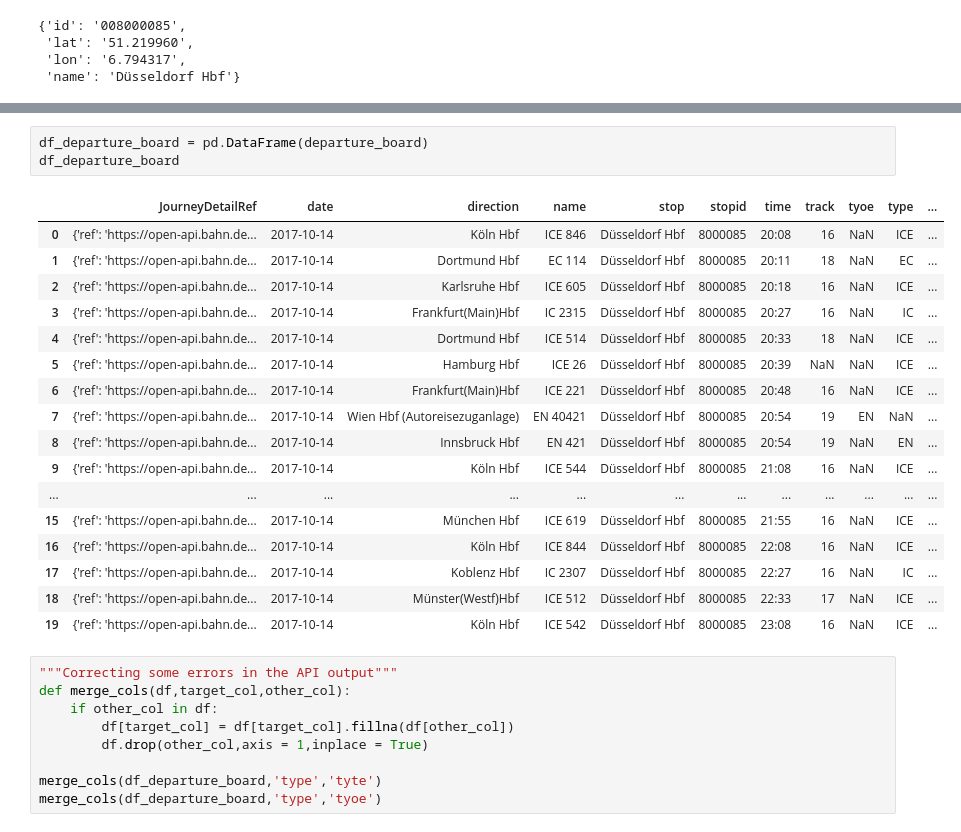
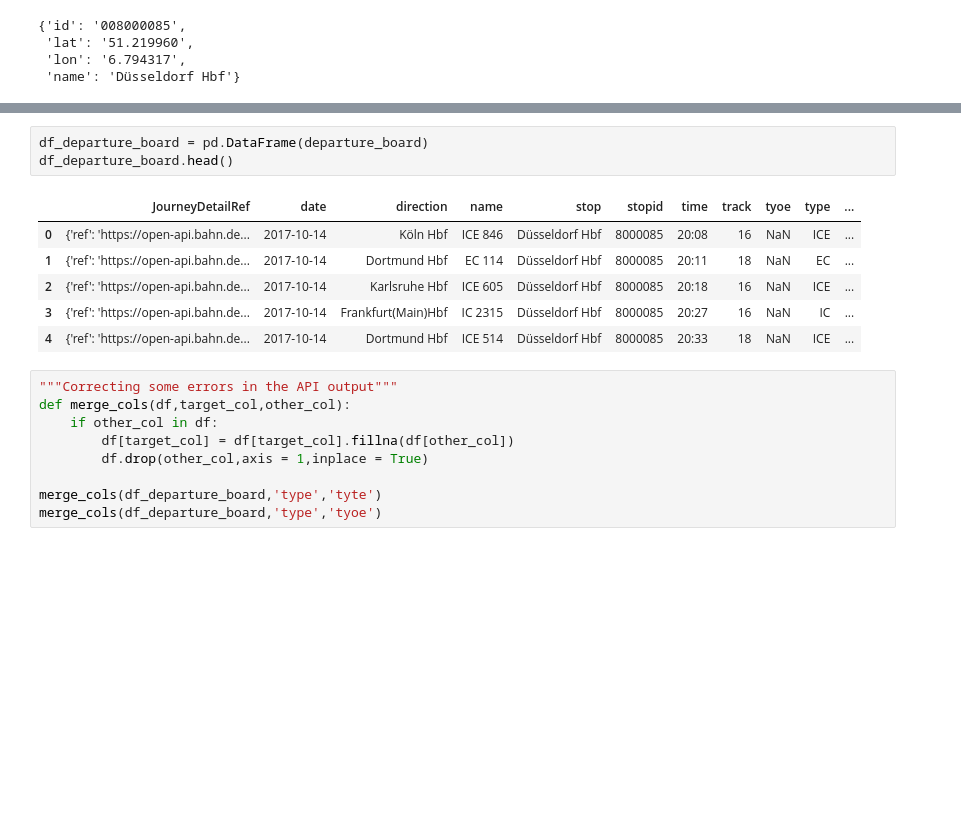
Before and after one commit to martinlarsalbert/TrainMap, a Jupyter notebook: API_test.ipynb, the cells around one changed output, grey strips where cells are left out. Saved outputs shown, nothing was run; the diff lists cells and outputs as text; blank space fills up the shorter version.

```diff
--- a/API_test.ipynb
+++ b/API_test.ipynb
@@ -57,24 +58,13 @@ df_departure_board.get_value(0,'JourneyDetailRef')
 # %%
 df_departure_board = pd.DataFrame(departure_board)
-df_departure_board
+df_departure_board.head()
 # %% [output]
 |  | JourneyDetailRef | date | direction | name | stop | stopid | time | track | tyoe | type | ... |
 | 0 | {'ref': 'https://open-api.bahn.de... | 2017-10-14 | Köln Hbf | ICE 846 | Düsseldorf Hbf | 8000085 | 20:08 | 16 | NaN | ICE | ... |
 | 1 | {'ref': 'https://open-api.bahn.de... | 2017-10-14 | Dortmund Hbf | EC 114 | Düsseldorf Hbf | 8000085 | 20:11 | 18 | NaN | EC | ... |
 | 2 | {'ref': 'https://open-api.bahn.de... | 2017-10-14 | Karlsruhe Hbf | ICE 605 | Düsseldorf Hbf | 8000085 | 20:18 | 16 | NaN | ICE | ... |
 | 3 | {'ref': 'https://open-api.bahn.de... | 2017-10-14 | Frankfurt(Main)Hbf | IC 2315 | Düsseldorf Hbf | 8000085 | 20:27 | 16 | NaN | IC | ... |
 | 4 | {'ref': 'https://open-api.bahn.de... | 2017-10-14 | Dortmund Hbf | ICE 514 | Düsseldorf Hbf | 8000085 | 20:33 | 18 | NaN | ICE | ... |
-| 5 | {'ref': 'https://open-api.bahn.de... | 2017-10-14 | Hamburg Hbf | ICE 26 | Düsseldorf Hbf | 8000085 | 20:39 | NaN | NaN | ICE | ... |
-| 6 | {'ref': 'https://open-api.bahn.de... | 2017-10-14 | Frankfurt(Main)Hbf | ICE 221 | Düsseldorf Hbf | 8000085 | 20:48 | 16 | NaN | ICE | ... |
-| 7 | {'ref': 'https://open-api.bahn.de... | 2017-10-14 | Wien Hbf (Autoreisezuganlage) | EN 40421 | Düsseldorf Hbf | 8000085 | 20:54 | 19 | EN | NaN | ... |
-| 8 | {'ref': 'https://open-api.bahn.de... | 2017-10-14 | Innsbruck Hbf | EN 421 | Düsseldorf Hbf | 8000085 | 20:54 | 19 | NaN | EN | ... |
-| 9 | {'ref': 'https://open-api.bahn.de... | 2017-10-14 | Köln Hbf | ICE 544 | Düsseldorf Hbf | 8000085 | 21:08 | 16 | NaN | ICE | ... |
-| ... | ... | ... | ... | ... | ... | ... | ... | ... | ... | ... | ... |
-| 15 | {'ref': 'https://open-api.bahn.de... | 2017-10-14 | München Hbf | ICE 619 | Düsseldorf Hbf | 8000085 | 21:55 | 16 | NaN | ICE | ... |
-| 16 | {'ref': 'https://open-api.bahn.de... | 2017-10-14 | Köln Hbf | ICE 844 | Düsseldorf Hbf | 8000085 | 22:08 | 16 | NaN | ICE | ... |
-| 17 | {'ref': 'https://open-api.bahn.de... | 2017-10-14 | Koblenz Hbf | IC 2307 | Düsseldorf Hbf | 8000085 | 22:27 | 16 | NaN | IC | ... |
-| 18 | {'ref': 'https://open-api.bahn.de... | 2017-10-14 | Münster(Westf)Hbf | ICE 512 | Düsseldorf Hbf | 8000085 | 22:33 | 17 | NaN | ICE | ... |
-| 19 | {'ref': 'https://open-api.bahn.de... | 2017-10-14 | Köln Hbf | ICE 542 | Düsseldorf Hbf | 8000085 | 23:08 | 16 | NaN | ICE | ... |
 # %%
 """Correcting some errors in the API output"""
 def merge_cols(df,target_col,other_col):
```
Also changed, not shown: parts of 20 cells of this notebook, 1 other file.
